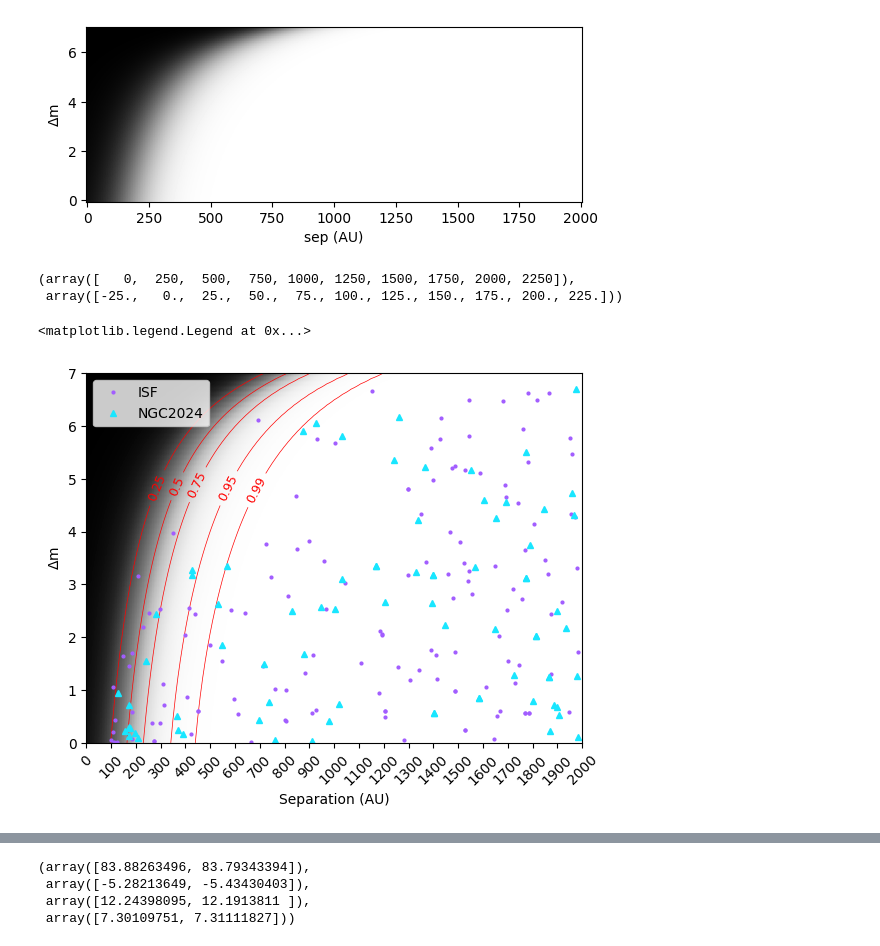
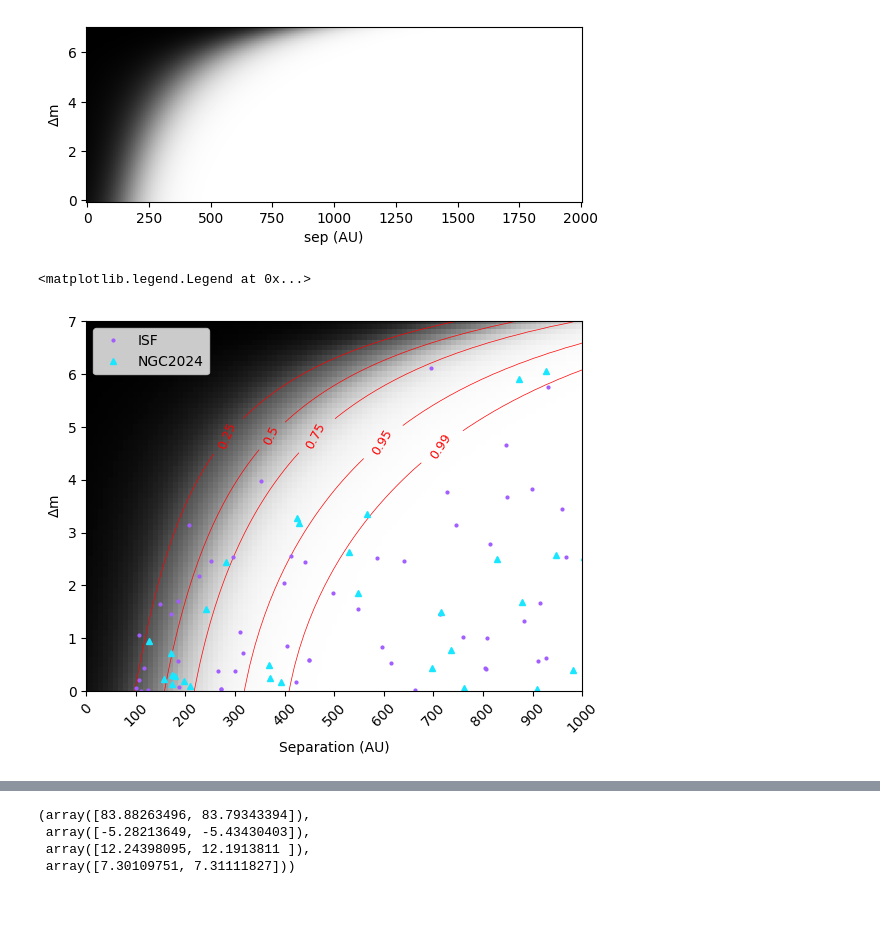
Before and after one commit to PrabhaniR/Artificial_Star_Test, a Jupyter notebook: CF.ipynb, the cells around one changed output, grey strips where cells are left out. Saved outputs shown, nothing was run; the diff lists cells and outputs as text; code cells hidden in the pictures; blank space fills up the shorter version.

```diff
--- a/CF.ipynb
+++ b/CF.ipynb
@@ -124,11 +124,6 @@ i_proto, = np.where(np.isin(clas_f2, proto_clas))
 i_prems, = np.where(np.isin(clas_f2, prems_clas))
 # %%
 write_regf(ra_f2[np.isfinite(ra_f2)], dec_f2[np.isfinite(ra_f2)], 'Final_Catalog.reg', 'green', [])
-# %%
-np.round(xt[1::]*100/10).astype(int), xt
-# %% [output]
-(array([   0,  250,  500,  750, 1000, 1250, 1500, 1750, 2000, 2250]),
- array([-25.,   0.,  25.,  50.,  75., 100., 125., 150., 175., 200., 225.]))
 # %%
 dms = np.arange(0, 7.01, 1/10)
 seps = np.arange(0, 2001., 100/10)
@@ -190,7 +185,7 @@ r2_cont = 5000
 
 #Making a catalog object using all sources
 c2 = SkyCoord(ra=ra_cat*u.degree, dec=dec_cat*u.degree,
-              distance=390.*u.pc, frame='fk5')
+              distance=400.*u.pc, frame='fk5')
 
 ra_yso  = ra_cat[i_yso]
 dec_yso = dec_cat[i_yso]
@@ -214,38 +209,35 @@ for i in range(N_total):
 
     if (n_obj>0)&(~np.isin(i_yso[i], i_tested))&(m_yso[i]<19.)&(m_yso[i]>12.):
         ra_sys  = np.append(ra_yso[i], ra_cat[i_obj_])
         dec_sys = np.append(dec_yso[i], dec_cat[i_obj_])
         m_sys   = np.append(m_yso[i], m_cat[i_obj_]) #adding primary and the companions to 1 array
 
         i_prim, = np.where(m_sys==np.min(m_sys))
         i_comp, = np.where(m_sys!=np.min(m_sys))
         N_cand  = N_cand + len(i_comp)
         ra_comp, dec_comp = ra_sys[i_comp], dec_sys[i_comp]
         ra_prim, dec_prim = ra_sys[i_prim], dec_sys[i_prim]
         m_prim = m_sys[i_prim]
         c_comp = SkyCoord(ra=ra_comp*u.degree, dec=dec_comp*u.degree, distance=400.*u.pc, frame='fk5')
 
         c_prim = SkyCoord(ra=ra_prim*u.degree, dec=dec_prim*u.degree, distance=400.*u.pc, frame='fk5')
         sep_comp = c_comp.separation(c_prim).arcsec*400.
         #ax.plot(sep_comp, m_sys[i_comp]-m_prim, '.r')
         d_comp = np.append(d_comp, sep_comp)
         dm_comp = np.append(dm_comp, np.abs((m_sys[i_comp]-m_prim)))
         r_comp, dc_comp = np.append(r_comp, ra_comp), np.append(dc_comp, dec_comp)
         mag_prim = np.append(mag_prim, np.ones(ra_comp.shape)*m_prim[0])
 ax.plot(d_comp/10, dm_comp*10, '.', c=category_colors[5], ms=4, label='ISF')
 ax.plot(sep_flame/10, dm_flame*10, '^', c=category_colors[0], ms=4, label='NGC2024')
-#ax.set_ylim(0, 100)
-#ax.set_yticks(np.arange(0, 11, 1))
-#yticks = ax.get_yticks()
 
 ax.set_yticks(np.arange(0, 71, 10), np.arange(0, 8, 1))
 ax.set_ylim(0, 70)
 
-ax.set_xlim(0, 200)
+ax.set_xlim(0, 100)
 ax.legend()
 # %% [output]
 <matplotlib.legend.Legend at 0x...>
-[figure, old version]
+[figure, new version]
 # %%
 dms = np.arange(0, 7.01, 1/10)
 seps = np.arange(0, 2001., 100/10)
```
Also changed, not shown: parts of 17 cells of this notebook.
